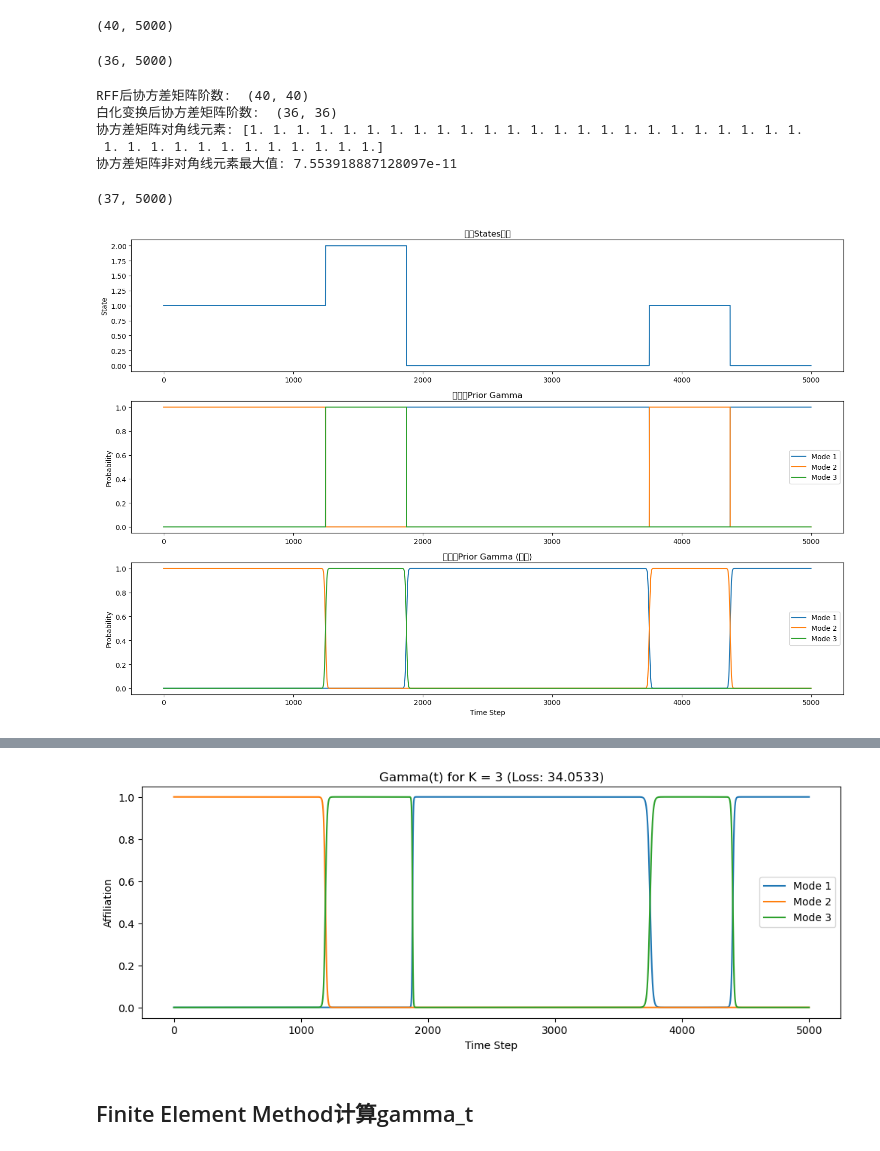
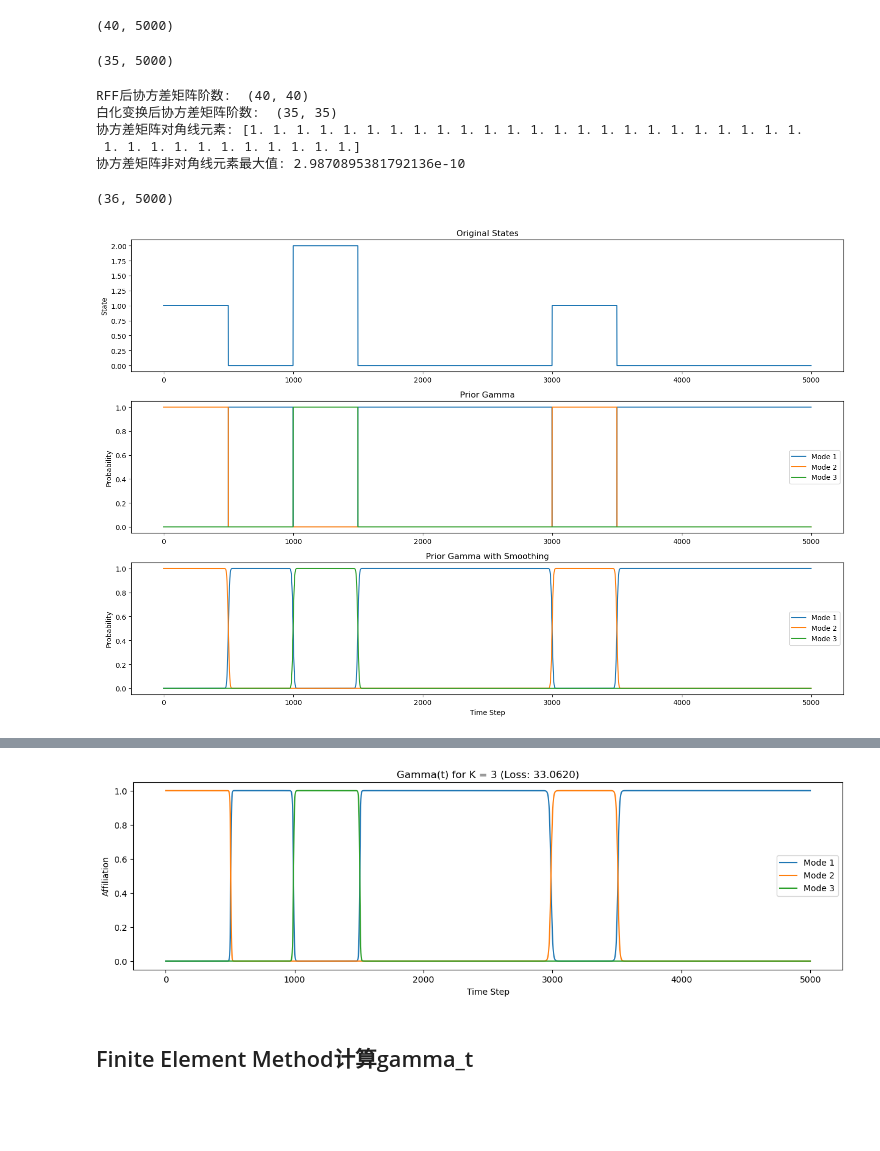
Before and after one commit to zczhang99/Non-stationary-time-series-identification, a Jupyter notebook: Two_Gaussian.ipynb, the cells around one changed output, grey strips where cells are left out. Saved outputs shown, nothing was run; the diff lists cells and outputs as text; code cells hidden in the pictures; blank space fills up the shorter version.

```diff
--- a/Two_Gaussian.ipynb
+++ b/Two_Gaussian.ipynb
@@ -56,10 +59,10 @@ torch.manual_seed(61)
 n_steps = 5000
 
 # 状态切换的次数, 意味着扩展成n_steps个点后, 大约会有num_segments次状态切换, 保证了每段至少有n_steps/num_segments个点
-num_segments = 8
+num_segments = 10
 
 # 定义三个状态的权重(占比)
-weights = torch.tensor([1.0, 1.0, 1.0])
+weights = torch.tensor([2.0, 1.0, 1.0])
 
 # 根据weights的权重比例随机抽取num_segments个样本
 low_frequency_signal = torch.multinomial(weights, num_segments, replacement=True)
@@ -233,7 +236,7 @@ whitened_Xt = L_pca.T @ (transformed_Xt - mean_pca)
 
 print(whitened_Xt.shape)  # (r, 10000)
 # %% [output]
-(36, 5000)
+(35, 5000)
 # %%
 # 验证协方差矩阵
 cov_original = np.cov(transformed_Xt)
@@ -246,17 +249,17 @@ print("协方差矩阵对角线元素:", np.diag(cov_whitened))
 print("协方差矩阵非对角线元素最大值:", np.max(np.abs(cov_whitened - np.diag(np.diag(cov_whitened)))))
 # %% [output]
 RFF后协方差矩阵阶数:  (40, 40)
-白化变换后协方差矩阵阶数:  (36, 36)
+白化变换后协方差矩阵阶数:  (35, 35)
 协方差矩阵对角线元素: [1. 1. 1. 1. 1. 1. 1. 1. 1. 1. 1. 1. 1. 1. 1. 1. 1. 1. 1. 1. 1. 1. 1. 1.
- 1. 1. 1. 1. 1. 1. 1. 1. 1. 1. 1. 1.]
-协方差矩阵非对角线元素最大值: 7.553918887128097e-11
+ 1. 1. 1. 1. 1. 1. 1. 1. 1. 1. 1.]
+协方差矩阵非对角线元素最大值: 2.9870895381792136e-10
 # %%
 # 加入特征函数1(x)
 first_feature = np.ones(whitened_Xt.shape[1])
 whitened_Xt = np.vstack([first_feature, whitened_Xt])
 whitened_Xt.shape
 # %% [output]
-(37, 5000)
+(36, 5000)
 # %%
 # 定义L, gamma以及损失函数
 
@@ -445,20 +448,20 @@ fig, axes = plt.subplots(3, 1, figsize=(15, 10))
 
 # 原始states
 axes[0].plot(states.numpy())
-axes[0].set_title("原始States向量")
+axes[0].set_title("Original States")
 axes[0].set_ylabel("State")
 
 # hard prior_gamma
 for k in range(K):
     axes[1].plot(prior_gamma_hard[k, :], label=f'Mode {k+1}')
-axes[1].set_title("硬边界Prior Gamma")
+axes[1].set_title("Prior Gamma")
 axes[1].set_ylabel("Probability")
 axes[1].legend()
 
 # 软边界prior_gamma
 for k in range(K):
     axes[2].plot(prior_gamma_soft[k, :], label=f'Mode {k+1}')
-axes[2].set_title("软边界Prior Gamma (平滑)")
+axes[2].set_title("Prior Gamma with Smoothing")
 axes[2].set_ylabel("Probability")
 axes[2].set_xlabel("Time Step")
 axes[2].legend()
@@ -466,7 +469,7 @@ axes[2].legend()
 plt.tight_layout()
 plt.show()
 # %% [output]
-[figure, old version]
+[figure, new version]
 # %%
 # 对不同的$K$进行测试
 
@@ -512,7 +515,7 @@ def explore_different_k(whitened_Xt,
         }
 
         # 可视化gamma(t)
-        plt.figure(figsize=(12, 4))
+        plt.figure(figsize=(15, 4))
         plt.title(f'Gamma(t) for K = {K} (Loss: {loss.item():.4f})')
         for k in range(K):
             plt.plot(gamma[k, :], label=f'Mode {k+1}')
@@ -526,7 +529,7 @@ def explore_different_k(whitened_Xt,
 results = explore_different_k(
     whitened_Xt,
     K_range=[3],  # 只使用K=3
-    prior_gamma={3: states_to_prior_gamma(states)}
+    prior_gamma={3: states_to_prior_gamma(states, smoothing_window=1)}
 )
 # %% [output]
  K = 3
@@ -549,3 +552,3 @@ Iteration 7800: Loss = 34.053871
-[figure, old version]
+[figure, new version]
 # %% [markdown]
 ## Finite Element Method计算gamma_t
```
Also changed, not shown: parts of 15 cells of this notebook.
